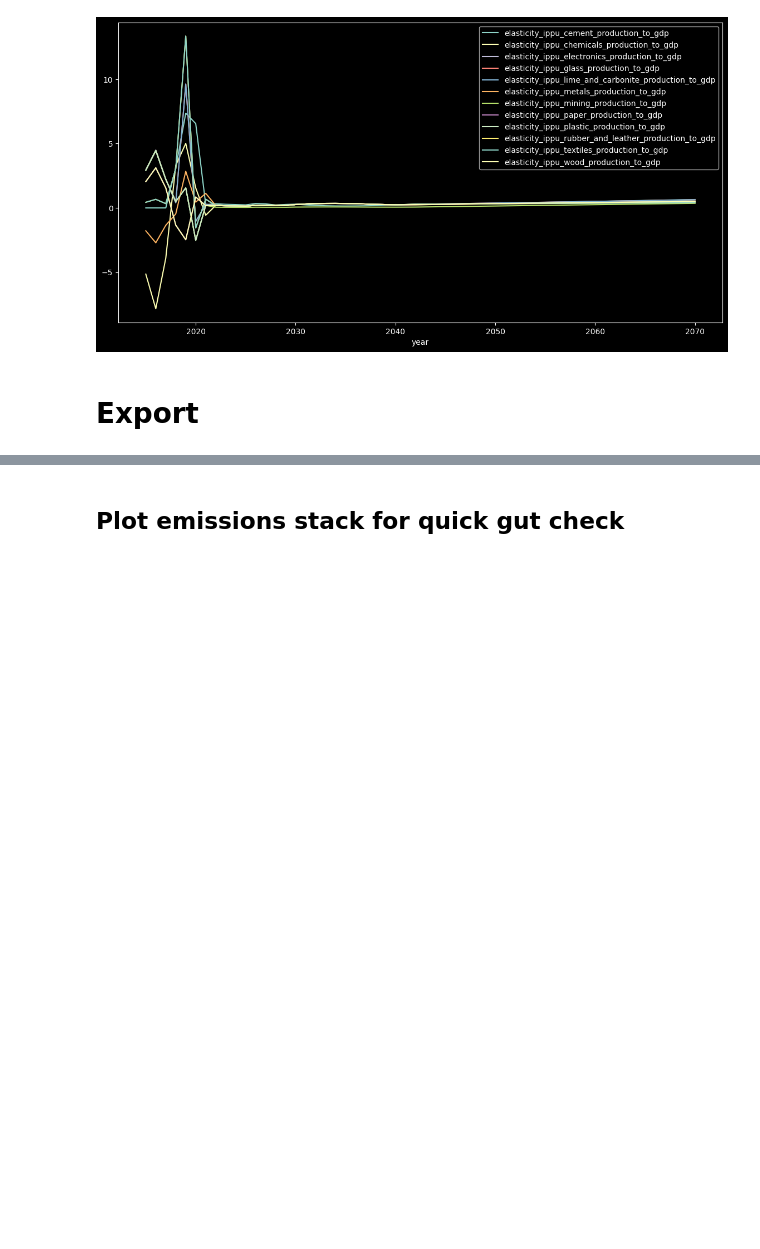
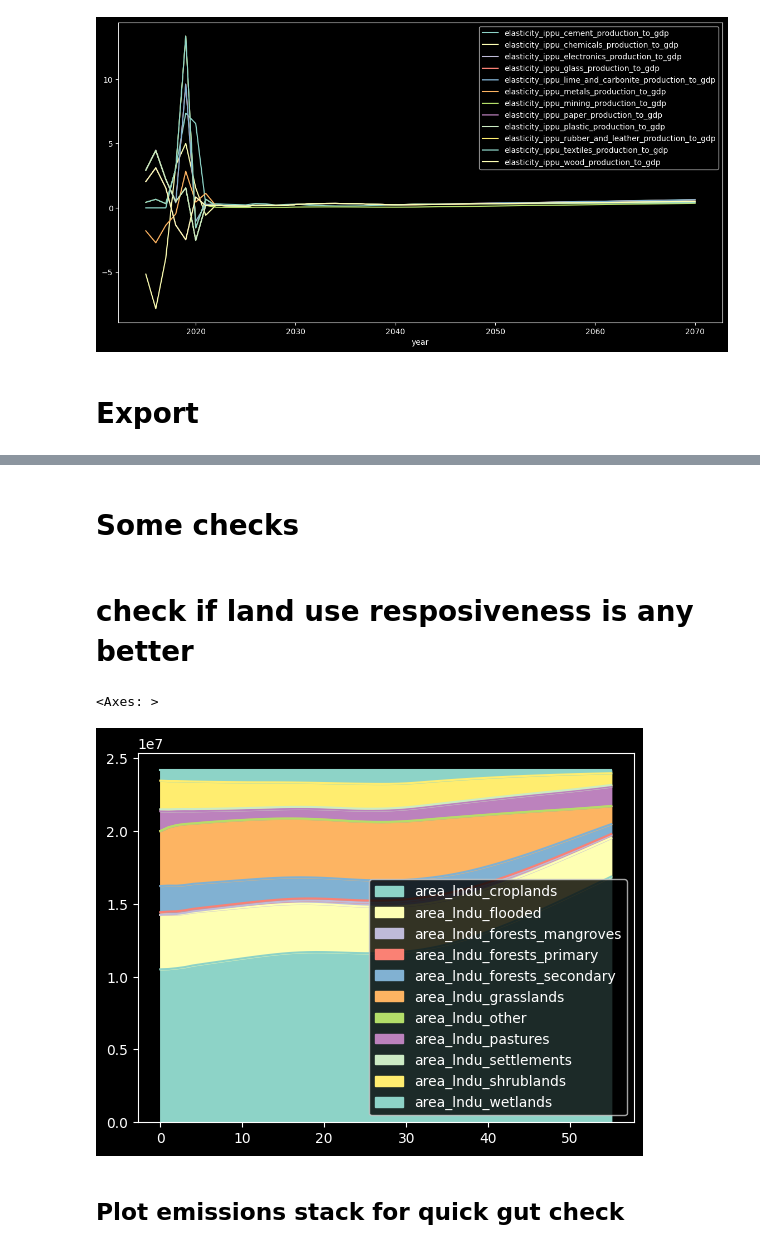
Before and after one commit to sisepuede-framework/ssp_uganda_data, a Jupyter notebook: data_processing/ELASTICITIES_INDUSTRIAL_PRODUCTION.ipynb, the cells around one changed output, grey strips where cells are left out. Saved outputs shown, nothing was run; the diff lists cells and outputs as text; code cells hidden in the pictures; blank space fills up the shorter version.

```diff
--- a/data_processing/ELASTICITIES_INDUSTRIAL_PRODUCTION.ipynb
+++ b/data_processing/ELASTICITIES_INDUSTRIAL_PRODUCTION.ipynb
@@ -399,0 +500,17 @@ df_prodscalar.to_csv(
+# %%
+df_yield_factors = _MODVAR_YF.get_from_dataframe(
+    df_input_tmp,
+    fields_additional = [time_periods.field_year]
+)
+
+
+# build carrying capacity scalar
+vec_ccs = vec_implementation_ramp_ag_productivity*magnitude
+vec_ccs += (1 - vec_implementation_ramp_ag_productivity)
+
+df_ccs = pd.DataFrame(
+    {
+        time_periods.field_year: df_inputs[time_periods.field_year].copy(),
+        _MODVAR_LVST_CC.fields[0]: vec_ccs,
+    }
+)
@@ -400,3 +559,26 @@ df_prodscalar.to_csv(
+# %% [markdown]
+# Some checks
+# %% [markdown]
+# check if land use resposiveness is any better
+# %%
+df_input_tmp[_MODVAR_LVST_CC.fields[0]] = vec_ccs
+
+
+vec_implementation_ramp_tmp = sf.ramp_vector(
+    df_input_tmp.shape[0],
+    alpha_logistic = 0.0,
+    r_0 = time_periods.year_to_tp(2026),
+    #r_1 = _TP_1_AG,#transformers_prebuild.tp_0_ramp + 20,
+    #window_logistic = (-2, 8, ),
+)
+df_input_tmp["lndu_reallocation_factor"] = vec_implementation_ramp_tmp*0.25#0.05
+df_out_tmp = models.model_afolu(df_input_tmp, )
+# %%
+modvar_area = matt.get_variable("Land Use Area")
+modvar_area.get_from_dataframe(df_out_tmp, ).plot.area()
+# %% [output]
+<Axes: >
+[figure, added]
 # %% [markdown]
 ## Plot emissions stack for quick gut check
 # %%
```
Also changed, not shown: parts of 19 cells of this notebook, 10 other files.
